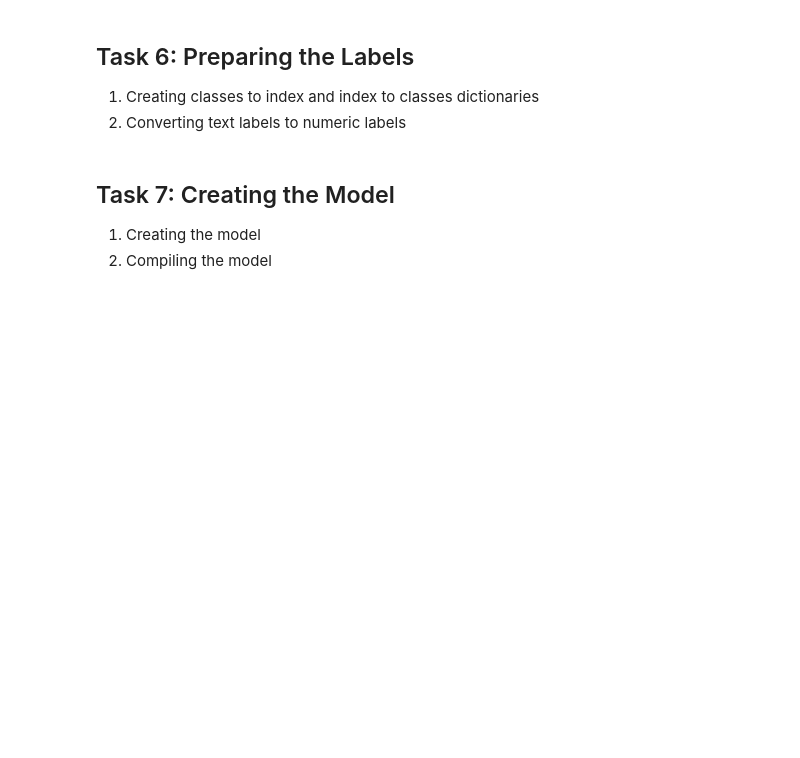
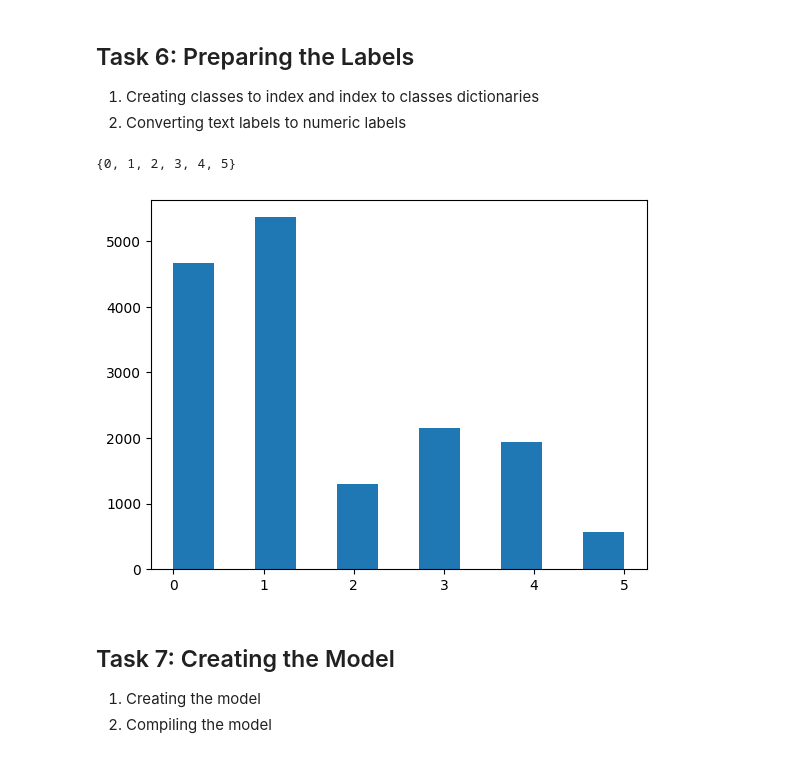
Before and after one commit to SaatvikK/Tweet-Emotion-Recognition, a Jupyter notebook: Tweet_Emotion_Recognition_Learner.ipynb, the cells around one changed output. Drawn from its saved outputs; the diff is of its cells as text; code cells hidden in the pictures; blank space fills up the shorter version.

```diff
--- a/Tweet_Emotion_Recognition_Learner.ipynb
+++ b/Tweet_Emotion_Recognition_Learner.ipynb
@@ -190,6 +190,18 @@ array([  2, 139,   3, 679,   0,   0,   0,   0,   0,   0,   0,   0,   0,
 
 1. Creating classes to index and index to classes dictionaries
 2. Converting text labels to numeric labels
+# %%
+classes = set(labels)
+classes
+#sadness (0), joy (1), love (2), anger (3), fear (4), surprise (5).
+# %% [output]
+{0, 1, 2, 3, 4, 5}
+# %%
+# see the frequency of each label in the training
+plt.hist(labels, bins = 11)
+plt.show()
+# %% [output]
+[figure, added]
 # %% [markdown]
 ## Task 7: Creating the Model
 
```
Also changed, not shown: parts of 4 cells of this notebook.
